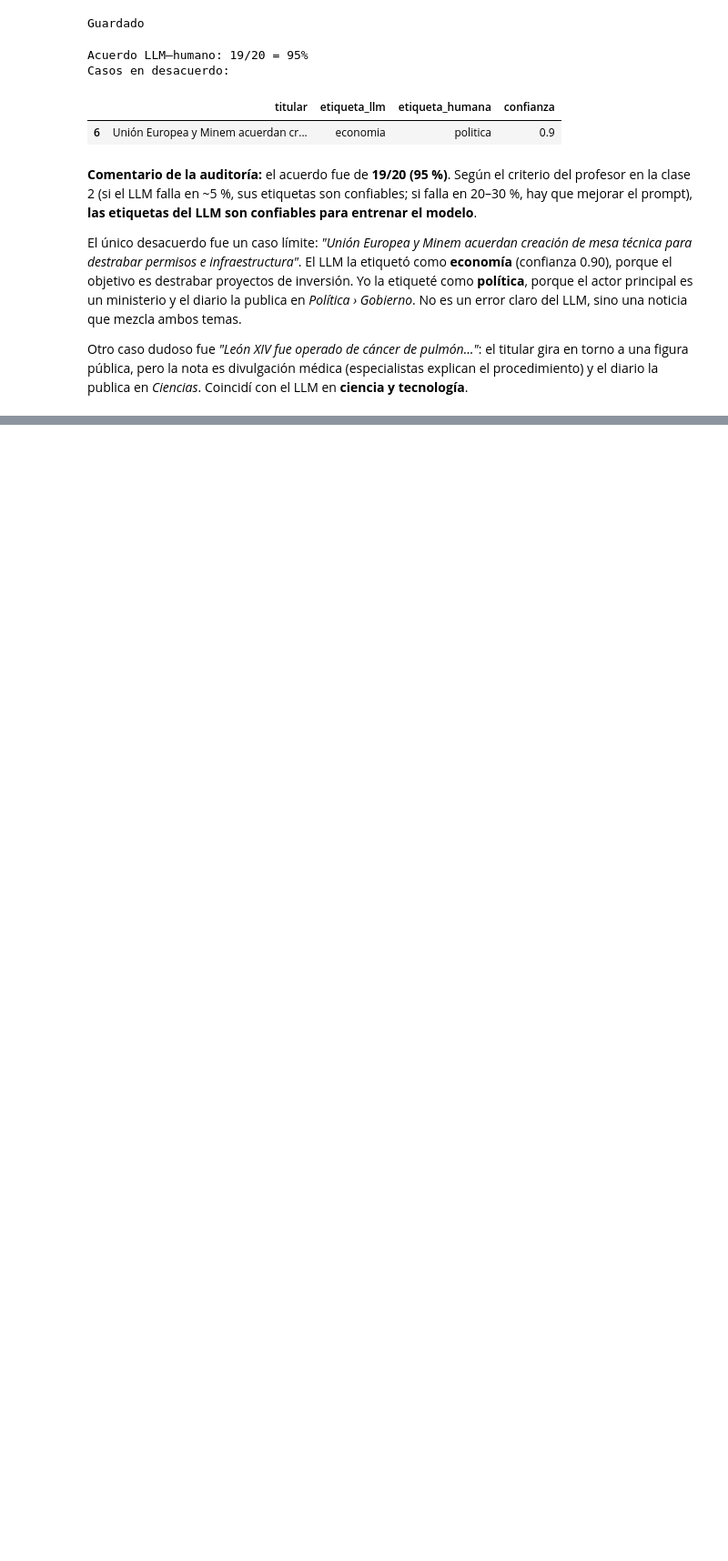
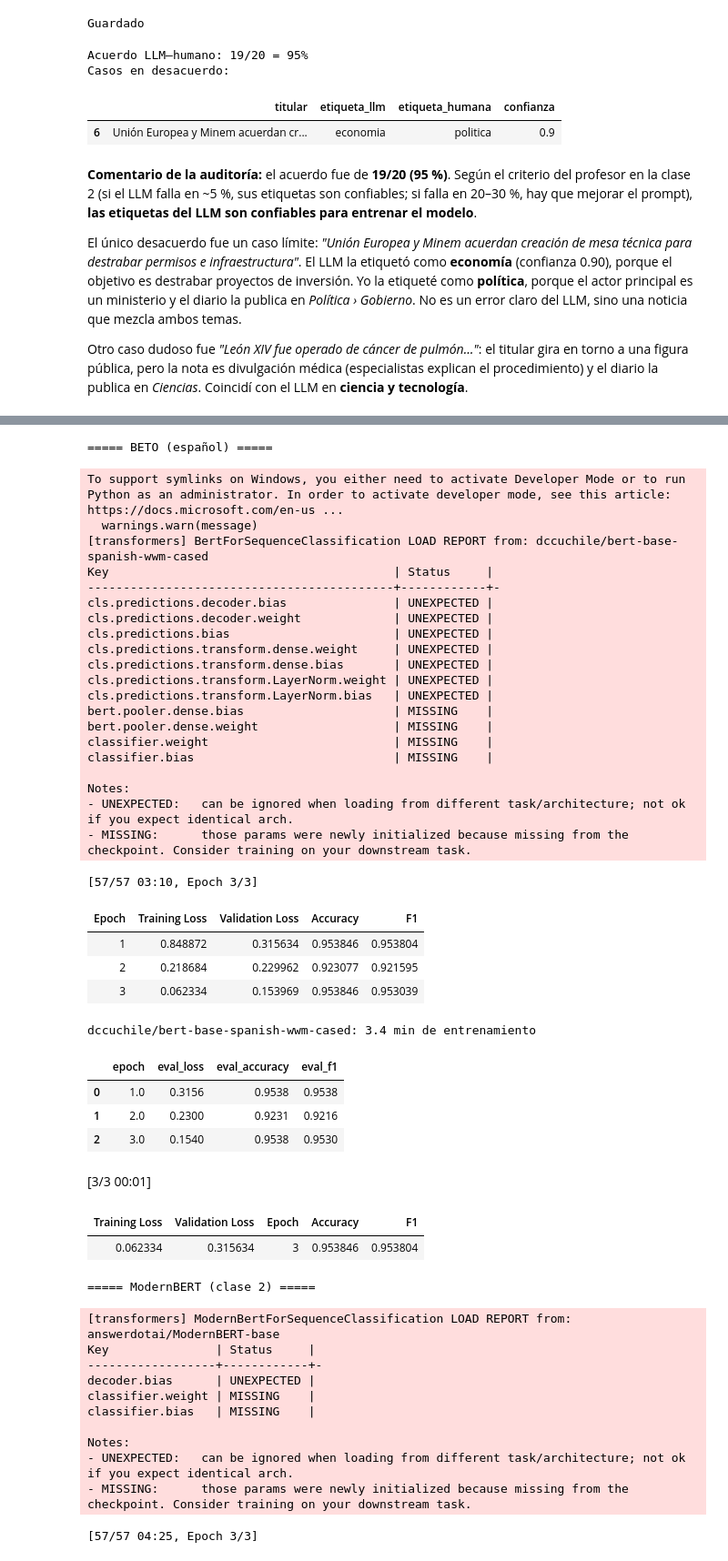
Before and after one commit to ValMur123/python_intermedio, a Jupyter notebook: tarea_1/02_clasificacion.ipynb, the cells around one changed output, grey strips where cells are left out. Shown at 91% size. Drawn from its saved outputs; the diff is of its cells as text; code cells hidden in the pictures; blank space fills up the shorter version.

```diff
--- a/tarea_1/02_clasificacion.ipynb
+++ b/tarea_1/02_clasificacion.ipynb
@@ -402,0 +473,11 @@ Coincidí con el LLM en **ciencia y tecnología**.
+# %%
+# 6b) Tokens por modelo
+MODELOS_A_PROBAR = {
+    "BETO (español)": "dccuchile/bert-base-spanish-wwm-cased",
+    "ModernBERT (clase 2)": "answerdotai/ModernBERT-base",
+}
+ejemplo = df["titular"].iloc[0]
+print("Titular:", ejemplo, "\n")
+for nombre, model_id in MODELOS_A_PROBAR.items():
+    piezas = AutoTokenizer.from_pretrained(model_id).tokenize(ejemplo)
+    print(f"{nombre:<22} {len(piezas):>3} tokens → {' | '.join(piezas)}")
@@ -402,0 +555,66 @@ Coincidí con el LLM en **ciencia y tecnología**.
+# %%
+# 6d) Entrenar y comparar en validación
+resultados, entrenados = [], {}
+for nombre, model_id in MODELOS_A_PROBAR.items():
+    print(f"\n===== {nombre} =====")
+    trainer_m, tokenizer_m, tokenized_m = entrenar(model_id)
+    historial = pd.DataFrame([h for h in trainer_m.state.log_history if "eval_f1" in h])
+    display(historial[["epoch", "eval_loss", "eval_accuracy", "eval_f1"]].round(4))
+    mejor_val = trainer_m.evaluate()                     # mejor época, en validación
+    resultados.append({"Modelo": nombre, "model_id": model_id,
+                       "F1 macro (validación)": mejor_val["eval_f1"],
+                       "Accuracy (validación)": mejor_val["eval_accuracy"]})
+    entrenados[nombre] = (trainer_m, tokenizer_m, tokenized_m)
+
+tabla_modelos = pd.DataFrame(resultados).sort_values("F1 macro (validación)", ascending=False).round(3)
+GANADOR = tabla_modelos.iloc[0]["Modelo"]
+MODELO_BASE = tabla_modelos.iloc[0]["model_id"]
+print(f"\nModelo elegido por F1 en validación: {GANADOR} ({MODELO_BASE})")
+tabla_modelos
+# %% [output]
+===== BETO (español) =====
+To support symlinks on Windows, you either need to activate Developer Mode or to run Python as an administrator. In order to activate developer mode, see this article: https://docs.microsoft.com/en-us ...
+  warnings.warn(message)
+[transformers] BertForSequenceClassification LOAD REPORT from: dccuchile/bert-base-spanish-wwm-cased
+Key                                        | Status     |
+-------------------------------------------+------------+-
+cls.predictions.decoder.bias               | UNEXPECTED |
+cls.predictions.decoder.weight             | UNEXPECTED |
+cls.predictions.bias                       | UNEXPECTED |
+cls.predictions.transform.dense.weight     | UNEXPECTED |
+cls.predictions.transform.dense.bias       | UNEXPECTED |
+cls.predictions.transform.LayerNorm.weight | UNEXPECTED |
+cls.predictions.transform.LayerNorm.bias   | UNEXPECTED |
+bert.pooler.dense.bias                     | MISSING    |
+bert.pooler.dense.weight                   | MISSING    |
+classifier.weight                          | MISSING    |
+classifier.bias                            | MISSING    |
+
+Notes:
+- UNEXPECTED:   can be ignored when loading from different task/architecture; not ok if you expect identical arch.
+- MISSING:      those params were newly initialized because missing from the checkpoint. Consider training on your downstream task.
+[57/57 03:10, Epoch 3/3]
+| Epoch | Training Loss | Validation Loss | Accuracy | F1 |
+| 1 | 0.848872 | 0.315634 | 0.953846 | 0.953804 |
+| 2 | 0.218684 | 0.229962 | 0.923077 | 0.921595 |
+| 3 | 0.062334 | 0.153969 | 0.953846 | 0.953039 |
+dccuchile/bert-base-spanish-wwm-cased: 3.4 min de entrenamiento
+|  | epoch | eval_loss | eval_accuracy | eval_f1 |
+| 0 | 1.0 | 0.3156 | 0.9538 | 0.9538 |
+| 1 | 2.0 | 0.2300 | 0.9231 | 0.9216 |
+| 2 | 3.0 | 0.1540 | 0.9538 | 0.9530 |
+[3/3 00:01]
+| Training Loss | Validation Loss | Epoch | Accuracy | F1 |
+| 0.062334 | 0.315634 | 3 | 0.953846 | 0.953804 |
+===== ModernBERT (clase 2) =====
+[transformers] ModernBertForSequenceClassification LOAD REPORT from: answerdotai/ModernBERT-base
+Key               | Status     |
+------------------+------------+-
+decoder.bias      | UNEXPECTED |
+classifier.weight | MISSING    |
+classifier.bias   | MISSING    |
+
+Notes:
+- UNEXPECTED:   can be ignored when loading from different task/architecture; not ok if you expect identical arch.
+- MISSING:      those params were newly initialized because missing from the checkpoint. Consider training on your downstream task.
+[57/57 04:25, Epoch 3/3]
```
Also changed, not shown: parts of 14 cells of this notebook, 3 other files.
